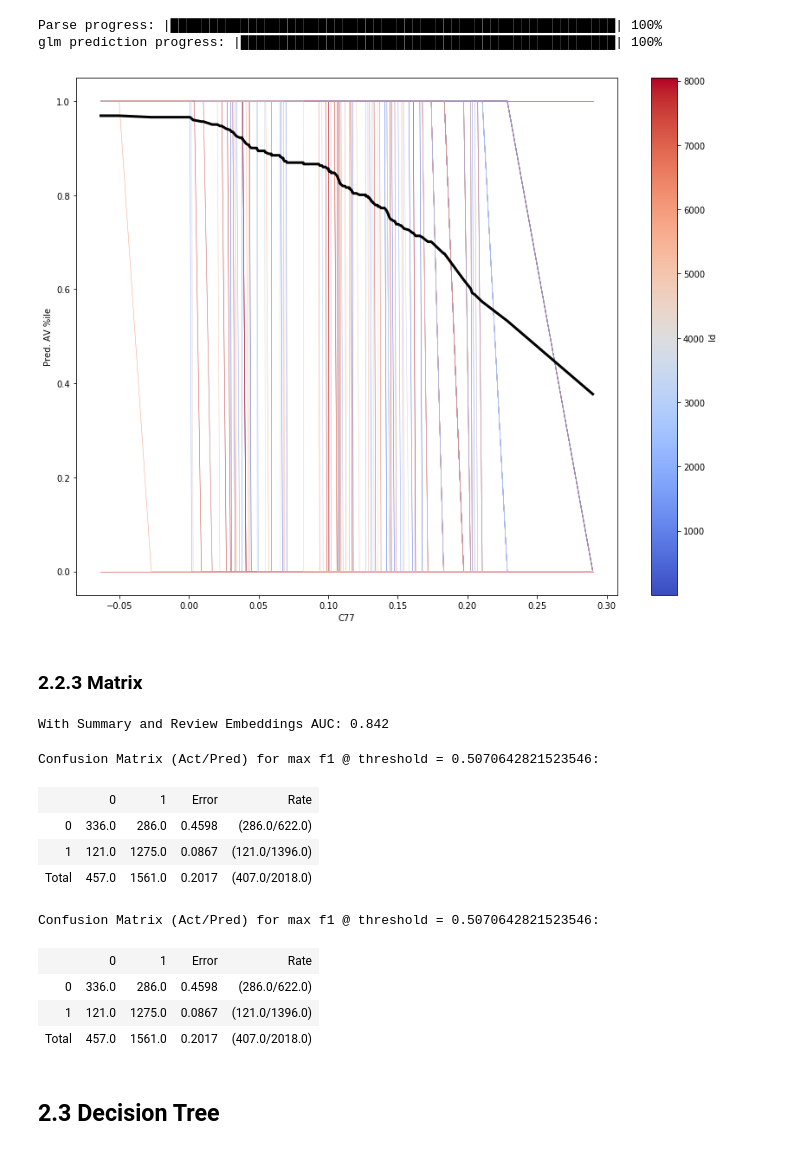
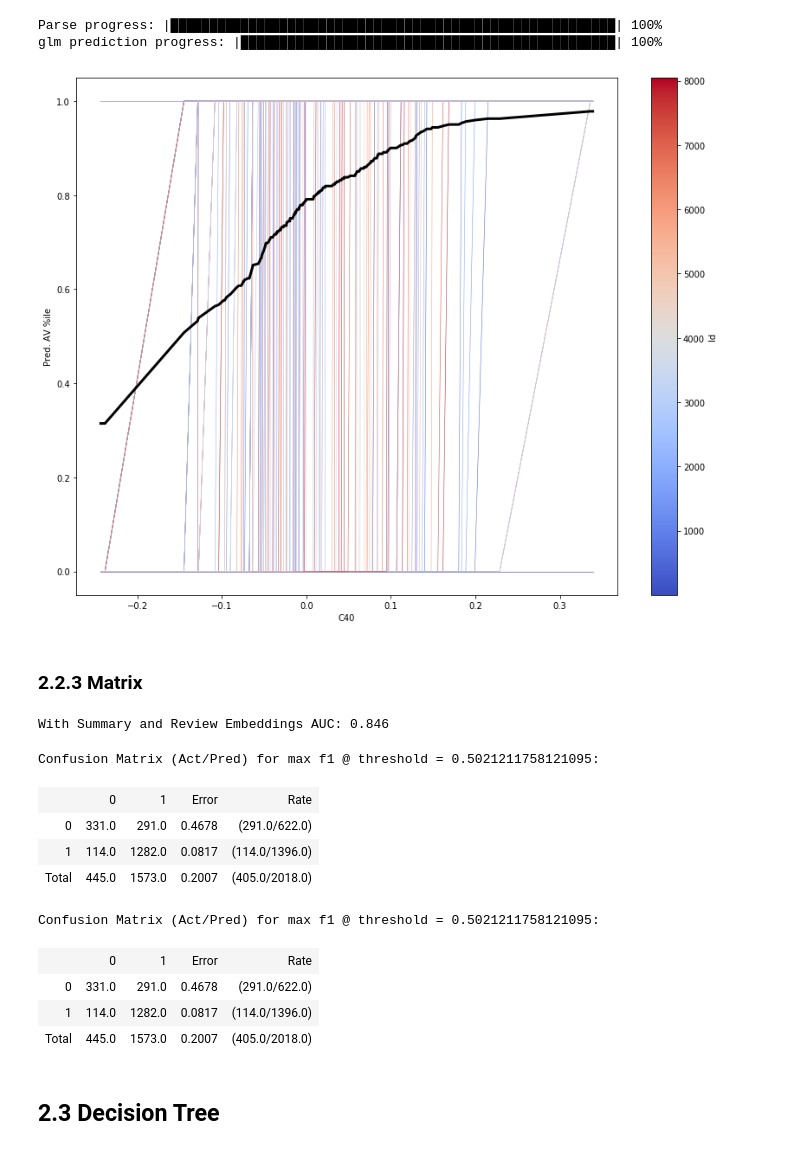
Before and after one commit to MandyMY/AI-Addin, a Jupyter notebook: notebook/yelp.ipynb, the cells around one changed output. Cells and saved outputs as stored; diff of their text form; code cells hidden in the pictures.

```diff
--- a/notebook/yelp.ipynb
+++ b/notebook/yelp.ipynb
@@ -172,7 +173,7 @@ words.head()
 # Train Word2Vec Model
 from h2o.estimators.word2vec import H2OWord2vecEstimator
 
-w2v_model = H2OWord2vecEstimator(vec_size = 100, model_id = "w2v.hex")
+w2v_model = H2OWord2vecEstimator(vec_size = 100, model_id = "w2v_yelp.hex")
 w2v_model.train(training_frame=words)
 
 models_path='../data'
@@ -376,42 +377,42 @@ ext_train_lice = h2o.H2OFrame(ext_train.as_data_frame().iloc[::25])
 # %% [output]
 Parse progress: |█████████████████████████████████████████████████████████| 100%
 # %%
-C77_ice_df = ice(data=ext_train_lice, column='C77', model=glm_logistic_plus_summary)
+C40_ice_df = ice(data=ext_train_lice, column='C40', model=glm_logistic_plus_summary)
 # %% [output]
 Parse progress: |█████████████████████████████████████████████████████████| 100%
 glm prediction progress: |████████████████████████████████████████████████| 100%
 # %%
-ice_plot(C77_ice_df, linewidth=0.5, color_by='Id', cmap='coolwarm',
+ice_plot(C40_ice_df, linewidth=0.5, color_by='Id', cmap='coolwarm',
         plot_pdp=True, pdp_kwargs={'c': 'k', 'linewidth': 3})
-vals = C77_ice_df.columns.get_level_values('Id').values
+vals = C40_ice_df.columns.get_level_values('Id').values
 sm = plt.cm.ScalarMappable(cmap='coolwarm', norm=plt.Normalize(vmin=vals.min(), vmax=vals.max()))
 sm._A = []
 plt.colorbar(sm, label='Id')
 plt.ylabel('Pred. AV %ile')
-plt.xlabel('C77');
+plt.xlabel('C40');
 # %% [output]
-[figure, old version]
+[figure, new version]
 # %% [markdown]
 ### 2.2.3 Matrix
 # %%
 print("With Summary and Review Embeddings AUC: " + str(round(glm_logistic_plus_summary.auc(valid = True), 3)))
 # %% [output]
-With Summary and Review Embeddings AUC: 0.842
+With Summary and Review Embeddings AUC: 0.846
 # %%
 glm_logistic_plus_summary.confusion_matrix(valid = True)
 # %% [output]
-Confusion Matrix (Act/Pred) for max f1 @ threshold = 0.5070642821523546:
+Confusion Matrix (Act/Pred) for max f1 @ threshold = 0.5021211758121095:
 |  | 0 | 1 | Error | Rate |
-| 0 | 336.0 | 286.0 | 0.4598 | (286.0/622.0) |
-| 1 | 121.0 | 1275.0 | 0.0867 | (121.0/1396.0) |
-| Total | 457.0 | 1561.0 | 0.2017 | (407.0/2018.0) |
+| 0 | 331.0 | 291.0 | 0.4678 | (291.0/622.0) |
+| 1 | 114.0 | 1282.0 | 0.0817 | (114.0/1396.0) |
+| Total | 445.0 | 1573.0 | 0.2007 | (405.0/2018.0) |
 # %%
 glm_logistic_plus_summary.confusion_matrix(valid = True)
 # %% [output]
-Confusion Matrix (Act/Pred) for max f1 @ threshold = 0.5070642821523546:
+Confusion Matrix (Act/Pred) for max f1 @ threshold = 0.5021211758121095:
 |  | 0 | 1 | Error | Rate |
-| 0 | 336.0 | 286.0 | 0.4598 | (286.0/622.0) |
-| 1 | 121.0 | 1275.0 | 0.0867 | (121.0/1396.0) |
-| Total | 457.0 | 1561.0 | 0.2017 | (407.0/2018.0) |
+| 0 | 331.0 | 291.0 | 0.4678 | (291.0/622.0) |
+| 1 | 114.0 | 1282.0 | 0.0817 | (114.0/1396.0) |
+| Total | 445.0 | 1573.0 | 0.2007 | (405.0/2018.0) |
 # %% [markdown]
 ## 2.3 Decision Tree
```
Also changed, not shown: parts of 39 cells of this notebook, 6 other files.
